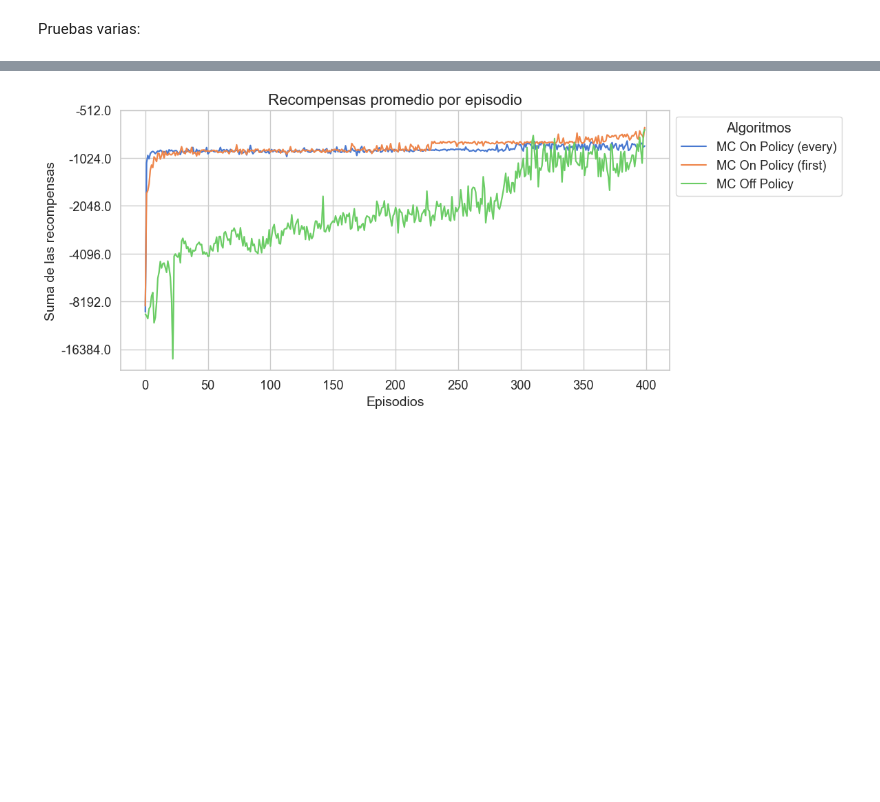
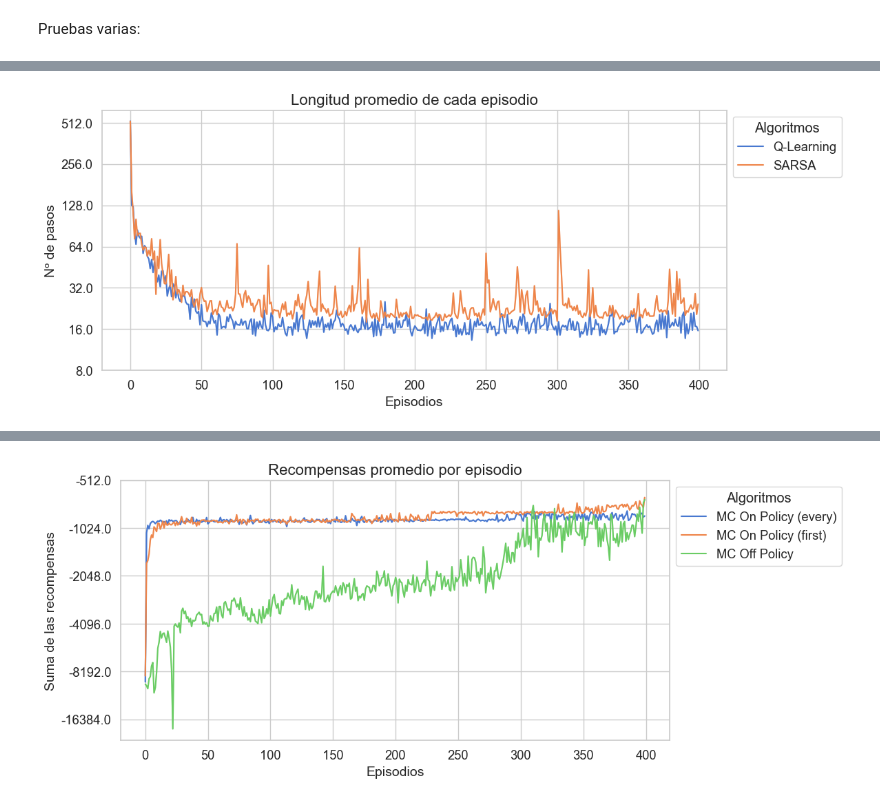
Before and after one commit to mlucasumu/EML_RL_LucasOrtiz, a Jupyter notebook: entornos_complejos/metodos_tabulares.ipynb, the cells around one changed output, grey strips where cells are left out. Cells and saved outputs as stored; diff of their text form; code cells hidden in the pictures; blank space fills up the shorter version.

```diff
--- a/entornos_complejos/metodos_tabulares.ipynb
+++ b/entornos_complejos/metodos_tabulares.ipynb
@@ -96,0 +243,7 @@ qtable_sarsa, rewards_sarsa, episode_lengths_sarsa, stats_sarsa = agent_sarsa.tr
+# %%
+plotting.plot_episode_lengths([episode_lengths_qlearning, episode_lengths_sarsa],
+                                ["Q-Learning", "SARSA"],
+                                log_scale=True,
+                                rolling_window=1)
+# %% [output]
+[figure, added]
```
Also changed, not shown: parts of 54 cells of this notebook.
